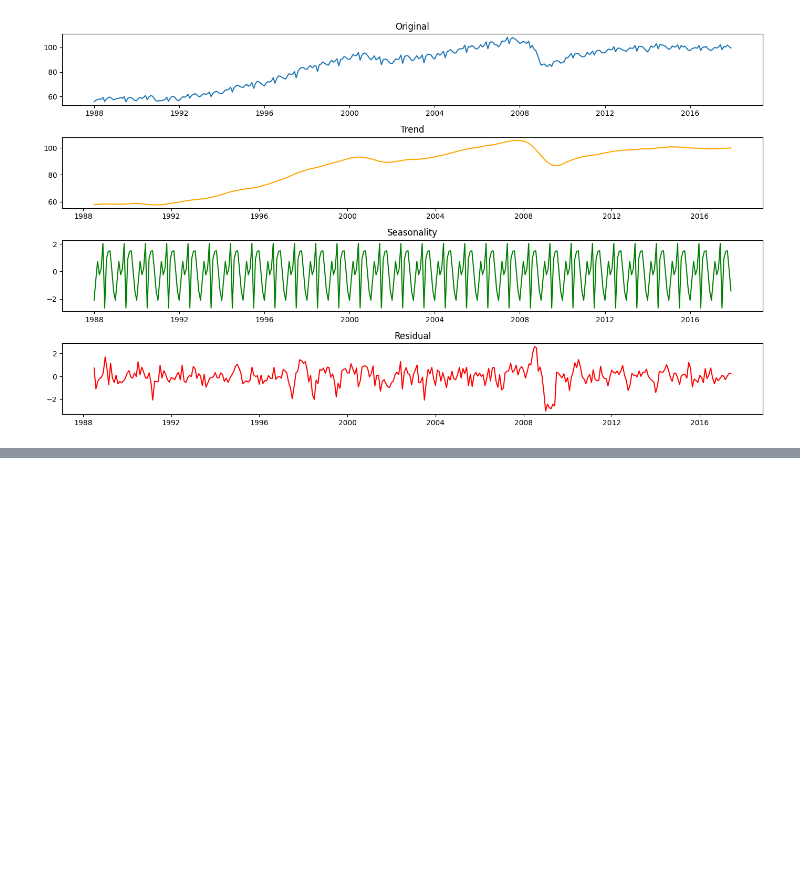
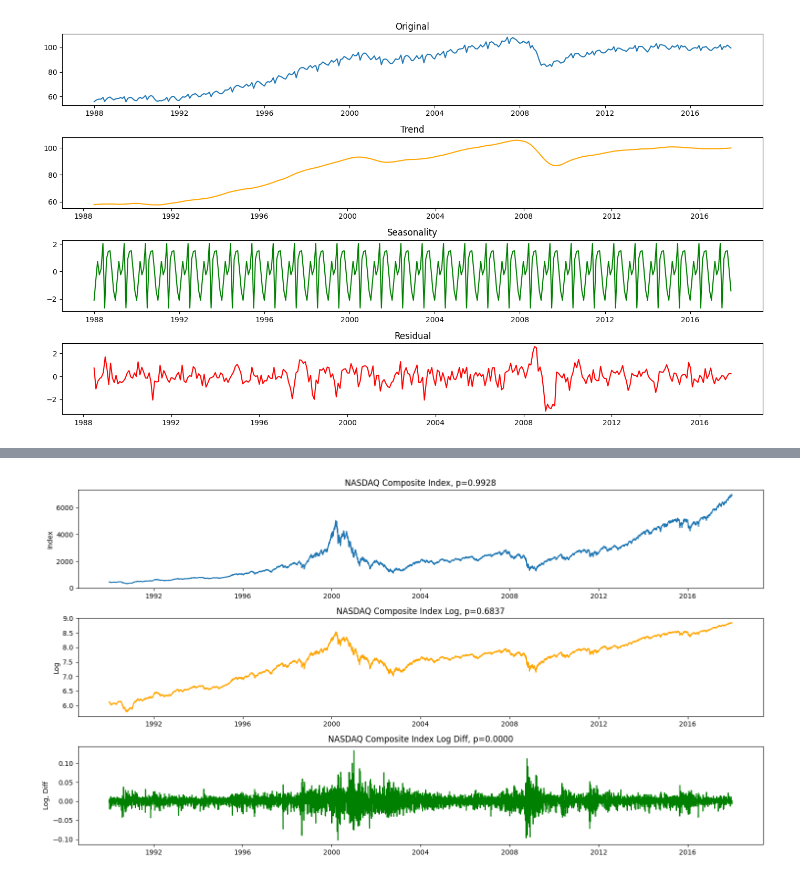
Before and after one commit to akey7/fuzzy-system-research, a Jupyter notebook: ML4AT/decomposition.ipynb, the cells around one changed output, grey strips where cells are left out. Drawn from its saved outputs; the diff is of its cells as text; code cells hidden in the pictures; blank space fills up the shorter version.

Commit message:
Issue #7
NASDAQ composite index figure.

```diff
--- a/ML4AT/decomposition.ipynb
+++ b/ML4AT/decomposition.ipynb
@@ -83,0 +90,3 @@ plt.tight_layout()
+# %%
+nasdaq_log = np.log(nasdaq)
+industrial_production_log = np.log(industrial_production)
@@ -83,0 +95,3 @@ plt.tight_layout()
+# %%
+nasdaq_log_diff = nasdaq_log.diff().dropna()
+nasdaq_log_diff
@@ -83,0 +136,17 @@ plt.tight_layout()
+# %%
+nasdaq_adf_p = tsa.adfuller(nasdaq)[1]
+nasdaq_log_adf_p = tsa.adfuller(nasdaq_log)[1]
+nasdaq_log_diff_adf_p = tsa.adfuller(nasdaq_log_diff)[1]
+fig, axs = plt.subplots(nrows=3, ncols=1, figsize=(15, 8))
+axs[0].plot(nasdaq)
+axs[0].set_title(f"NASDAQ Composite Index, p={nasdaq_adf_p:.4f}")
+axs[0].set_ylabel("Index")
+axs[1].plot(nasdaq_log, color="orange")
+axs[1].set_title(f"NASDAQ Composite Index Log, p={nasdaq_log_adf_p:.4f}")
+axs[1].set_ylabel("Log")
+axs[2].plot(nasdaq_log_diff, color="green")
+axs[2].set_title(f"NASDAQ Composite Index Log Diff, p={nasdaq_log_diff_adf_p:.4f}")
+axs[2].set_ylabel("Log, Diff")
+fig.tight_layout()
+# %% [output]
+[figure, added]
```
Also changed, not shown: parts of 7 cells of this notebook.
